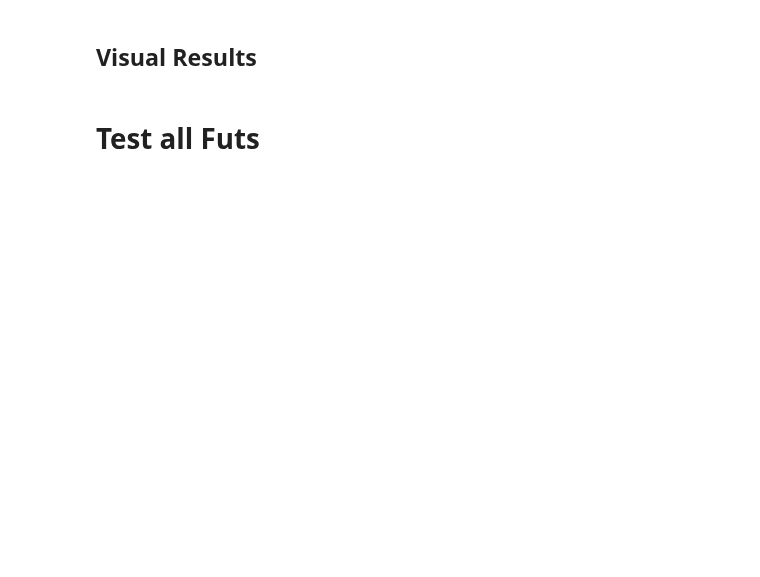
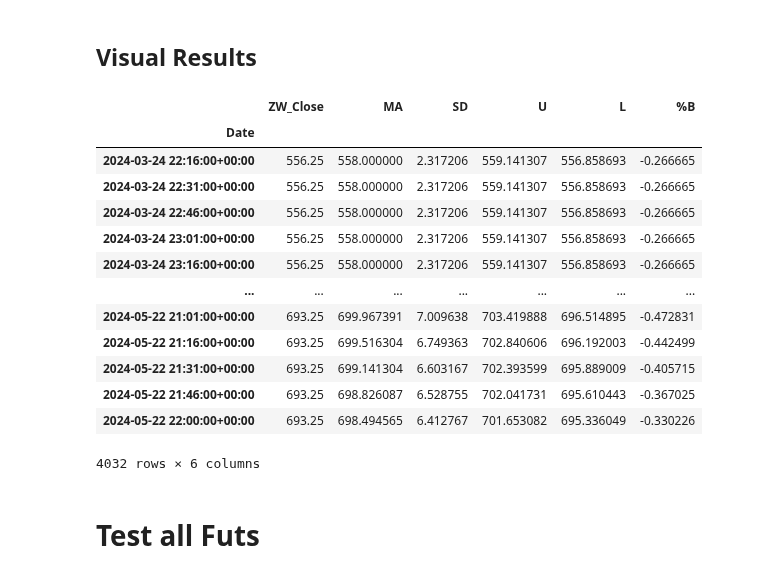
Before and after one commit to adamd1985/intra_day_futures_arb, a Jupyter notebook: ta_reversion.ipynb, the cells around one changed output. Cells and saved outputs as stored; diff of their text form; code cells hidden in the pictures; blank space fills up the shorter version.

```diff
--- a/ta_reversion.ipynb
+++ b/ta_reversion.ipynb
@@ -176,9 +205,9 @@ from scipy.stats import skew, kurtosis
 from quant_equations import calc_annualized_sharpe, deflated_sharpe_ratio, modulate_std
 from signals import signal_bollinger_bands
 
-def bollinger_band_backtest(price_df, target_col, window, std_factor, stoploss_pct=0.5, delta=1e-3, ve=1e-2):
+def bollinger_band_backtest(price_df, target_col, window, std_factor, stoploss_pct=0.5):
     df = price_df.copy()
-    bb_df = signal_bollinger_bands(df, target_col, window, std_factor, delta=delta, ve=ve)
+    bb_df = signal_bollinger_bands(df, target_col, window, std_factor)
 
     df['MA'] = bb_df['MA']
     df['SD'] = bb_df['SD']
@@ -244,12 +273,12 @@ def bollinger_band_backtest(price_df, target_col, window, std_factor, stoploss_p
 
     return df, stats_df
 
-def param_search_bbs(df, target_col, stoploss_pct=0.1, initial_window=HALF_LIFE, window_factor = 1.5, window_min = 4, intial_std_adjustment=0.5, hurst=HURST):
+def param_search_bbs(df, target_col, stoploss_pct=0.1, initial_window=HALF_LIFE, window_factor = 1.5, window_min = 4, hurst=HURST):
     assert initial_window > window_min
 
     num_steps = int(math.log(initial_window / window_min, window_factor)) + 1
     windows = [int(initial_window // (window_factor**i)) for i in range(num_steps)]
-    std_adjustments = [intial_std_adjustment/2, intial_std_adjustment, intial_std_adjustment * 1.5, intial_std_adjustment * 2]
+    std_adjustments = [0.05, 0.25, 0.5]
     combinations = list(itertools.product(windows, std_adjustments))
 
     best_sharpe = -float('inf')
@@ -263,7 +292,7 @@ def param_search_bbs(df, target_col, stoploss_pct=0.1, initial_window=HALF_LIFE,
     n_tests = len(combinations)
 
     for window, adjustment in tqdm(combinations, desc="param_search_bbs"):
-        std_factor = modulate_std (hurst, intial_std_adjustment, adjustment)
+        std_factor = modulate_std (hurst, adjustment=adjustment)
         _, stats_df = bollinger_band_backtest(df, target_col, window,std_factor, stoploss_pct=stoploss_pct)
 
         stat = stats_df['Sharpe'].iloc[0]
@@ -308,8 +342,23 @@ stats_df.drop(columns=["Rets"])
 # %% [markdown]
 ## Visual Results
 # %%
-bb_df = signal_bollinger_bands(futs_df, f'{TARGET_FUT}_Close', BEST_WINDOW, BEST_STD_FACTOR, delta=1e-3, ve=1e-2)
+bb_df = signal_bollinger_bands(futs_df, f'{TARGET_FUT}_Close', BEST_WINDOW, BEST_STD_FACTOR)
 bb_df
+# %% [output]
+|  | ZW_Close | MA | SD | U | L | %B |
+| Date |  |  |  |  |  |  |
+| 2024-03-24 22:16:00+00:00 | 556.25 | 558.000000 | 2.317206 | 559.141307 | 556.858693 | -0.266665 |
+| 2024-03-24 22:31:00+00:00 | 556.25 | 558.000000 | 2.317206 | 559.141307 | 556.858693 | -0.266665 |
+| 2024-03-24 22:46:00+00:00 | 556.25 | 558.000000 | 2.317206 | 559.141307 | 556.858693 | -0.266665 |
+| 2024-03-24 23:01:00+00:00 | 556.25 | 558.000000 | 2.317206 | 559.141307 | 556.858693 | -0.266665 |
+| 2024-03-24 23:16:00+00:00 | 556.25 | 558.000000 | 2.317206 | 559.141307 | 556.858693 | -0.266665 |
+| ... | ... | ... | ... | ... | ... | ... |
+| 2024-05-22 21:01:00+00:00 | 693.25 | 699.967391 | 7.009638 | 703.419888 | 696.514895 | -0.472831 |
+| 2024-05-22 21:16:00+00:00 | 693.25 | 699.516304 | 6.749363 | 702.840606 | 696.192003 | -0.442499 |
+| 2024-05-22 21:31:00+00:00 | 693.25 | 699.141304 | 6.603167 | 702.393599 | 695.889009 | -0.405715 |
+| 2024-05-22 21:46:00+00:00 | 693.25 | 698.826087 | 6.528755 | 702.041731 | 695.610443 | -0.367025 |
+| 2024-05-22 22:00:00+00:00 | 693.25 | 698.494565 | 6.412767 | 701.653082 | 695.336049 | -0.330226 |
+4032 rows × 6 columns
 # %%
 backtest_df = futs_df[[f'{TARGET_FUT}_Close', f'{TARGET_FUT}_Volume']].copy()
 backtest_df, stats_df = bollinger_band_backtest(backtest_df, f'{TARGET_FUT}_Close', BEST_WINDOW, BEST_STD_FACTOR)
```
Also changed, not shown: parts of 8 cells of this notebook, 3 other files.
